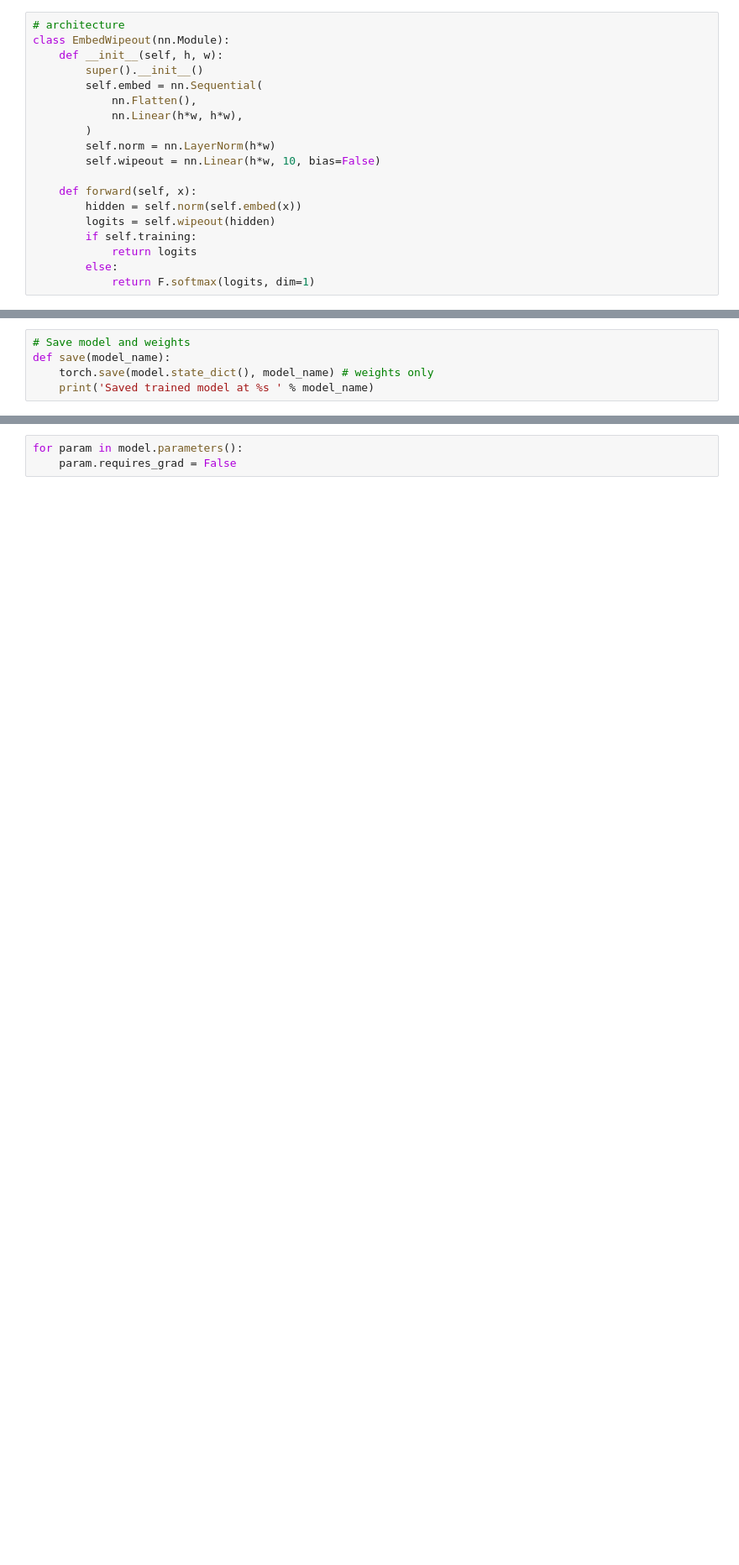
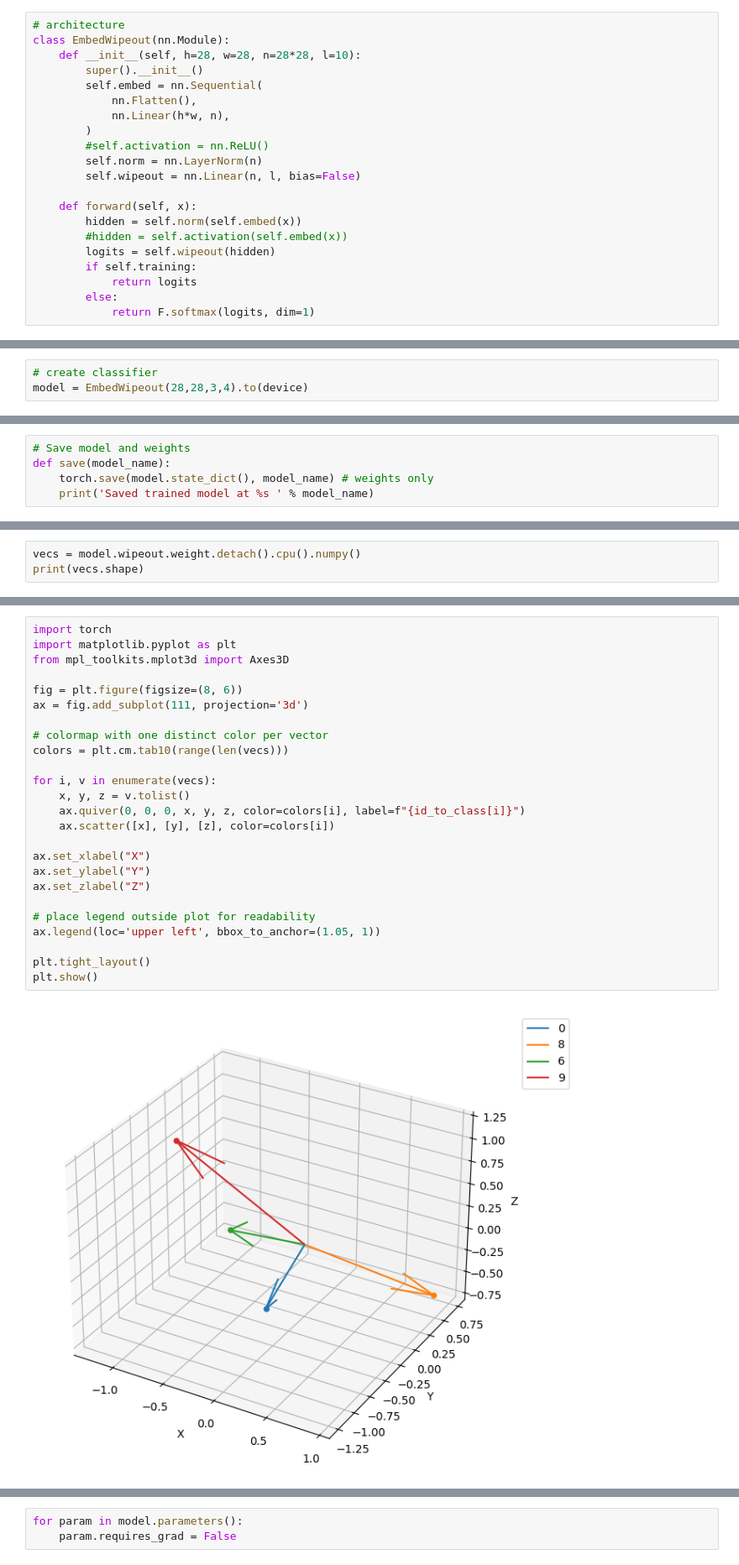
Before and after one commit to danghuy11/OAI, a Jupyter notebook: 04-transformer/embed-wipeout.ipynb, the cells around one changed output, grey strips where cells are left out. Shown at 84% size. Drawn from its saved outputs; the diff is of its cells as text; blank space fills up the shorter version.

```diff
--- a/04-transformer/embed-wipeout.ipynb
+++ b/04-transformer/embed-wipeout.ipynb
@@ -19,17 +19,19 @@ cuda
 # %%
 # architecture
 class EmbedWipeout(nn.Module):
-    def __init__(self, h, w):
+    def __init__(self, h=28, w=28, n=28*28, l=10):
         super().__init__()
         self.embed = nn.Sequential(
             nn.Flatten(),
-            nn.Linear(h*w, h*w),
+            nn.Linear(h*w, n),
         )
-        self.norm = nn.LayerNorm(h*w)
-        self.wipeout = nn.Linear(h*w, 10, bias=False)
+        #self.activation = nn.ReLU()
+        self.norm = nn.LayerNorm(n)
+        self.wipeout = nn.Linear(n, l, bias=False)
 
     def forward(self, x):
         hidden = self.norm(self.embed(x))
+        #hidden = self.activation(self.embed(x))
         logits = self.wipeout(hidden)
         if self.training:
             return logits
@@ -41,3 +40,6 @@ model = EmbedWipeout(28,28).to(device)
+# %%
+# create classifier
+model = EmbedWipeout(28,28,3,4).to(device)
 # %%
 # get datasets
 train_dataset = datasets.MNIST(root='data', train=True, download=True, transform=transforms.ToTensor())
@@ -175,0 +249,3 @@ files.download('mnist_classifier_embed-wipeout.pth')
+# %%
+vecs = model.wipeout.weight.detach().cpu().numpy()
+print(vecs.shape)
@@ -176,3 +261,30 @@ files.download('mnist_classifier_embed-wipeout.pth')
+# %%
+import torch
+import matplotlib.pyplot as plt
+from mpl_toolkits.mplot3d import Axes3D
+
+fig = plt.figure(figsize=(8, 6))
+ax = fig.add_subplot(111, projection='3d')
+
+# colormap with one distinct color per vector
+colors = plt.cm.tab10(range(len(vecs)))
+
+for i, v in enumerate(vecs):
+    x, y, z = v.tolist()
+    ax.quiver(0, 0, 0, x, y, z, color=colors[i], label=f"{id_to_class[i]}")
+    ax.scatter([x], [y], [z], color=colors[i])
+
+ax.set_xlabel("X")
+ax.set_ylabel("Y")
+ax.set_zlabel("Z")
+
+# place legend outside plot for readability
+ax.legend(loc='upper left', bbox_to_anchor=(1.05, 1))
+
+plt.tight_layout()
+plt.show()
+# %% [output]
+[figure, added]
 # %%
 from google.colab import files
 _ = files.upload()
```
Also changed, not shown: parts of 24 cells of this notebook.
